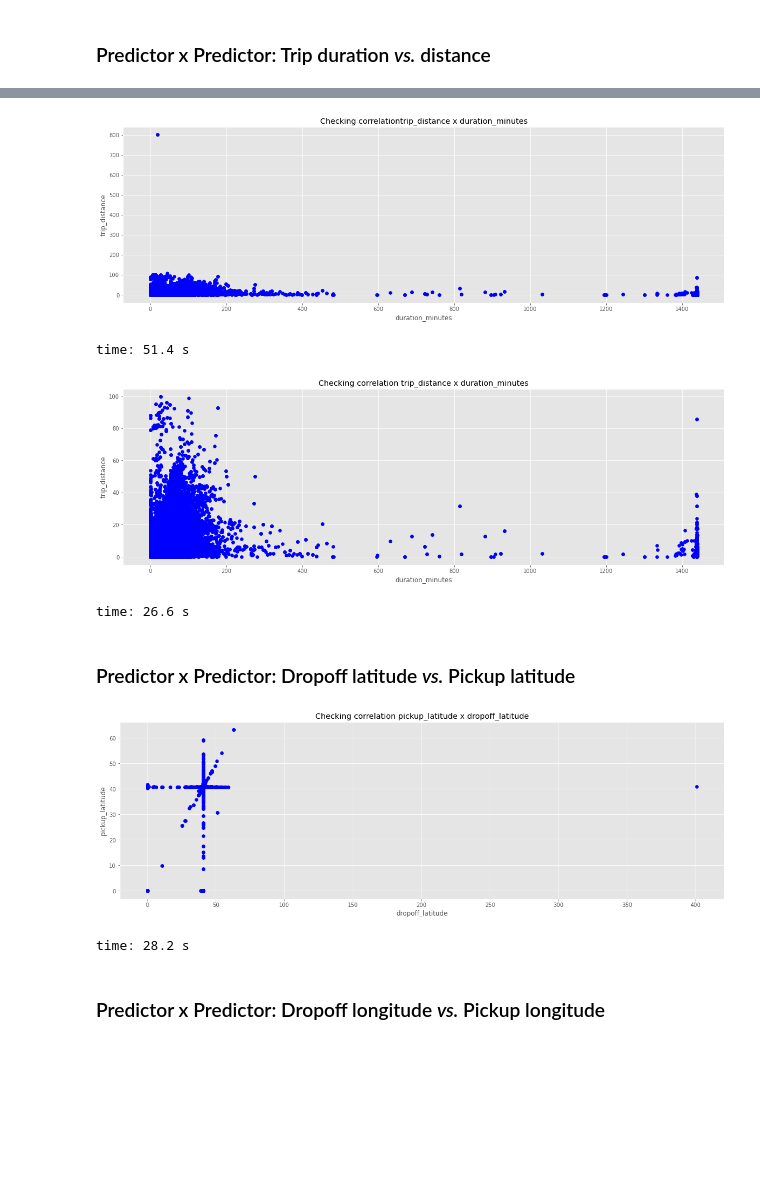
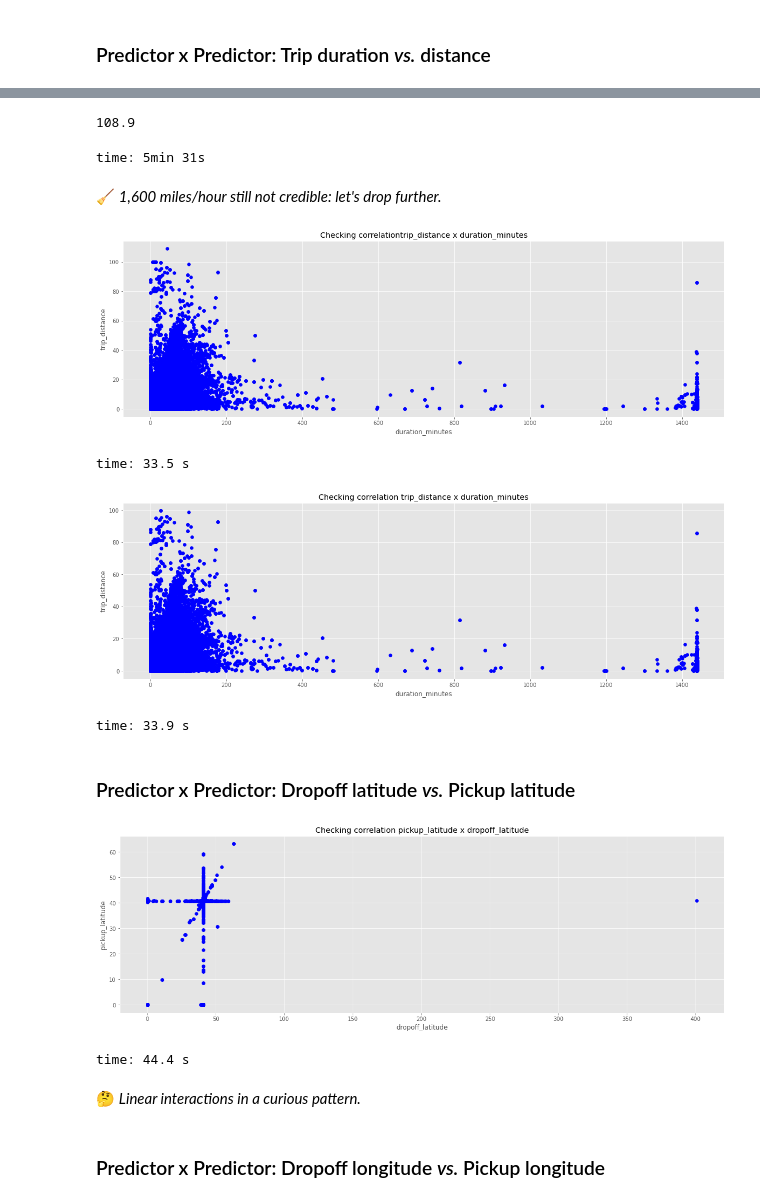
Before and after one commit to isis-santos-costa/99_Challenge, a Jupyter notebook: 99__EDA.ipynb, the cells around one changed output, grey strips where cells are left out. Drawn from its saved outputs; the diff is of its cells as text; code cells hidden in the pictures; blank space fills up the shorter version.

```diff
--- a/99__EDA.ipynb
+++ b/99__EDA.ipynb
@@ -486,0 +510,4 @@ time: 28.8 s
+# %%
+indexNames = df[ (df['trip_distance'] > 2000) ].index
+df.drop(indexNames, inplace=True)
+max(df['trip_distance'])
@@ -487,30 +530,39 @@ time: 28.8 s
+# %%
+indexNames = df[ (df['trip_distance'] > 800) ].index
+df.drop(indexNames, inplace=True)
+max(df['trip_distance'])
+# %% [output]
+108.9
+time: 5min 31s
+# %% [markdown]
+🧹 <i> 1,600 miles/hour still not credible: let's drop further.</i>
+# %%
+# Checking correlation trip duration x distance
+x, y = df['duration_minutes'], df['trip_distance']
+
+plt.figure(figsize=(20, 6))
+plt.scatter(x, y, c='blue')
+plt.title('Checking correlation'+ y.name + ' x '+ x.name)
+plt.xlabel(x.name)
+plt.ylabel(y.name)
+plt.show()
+# %% [output]
+[figure, added]
+time: 33.5 s
 # %%
-# Checking correlation trip duration x distance: filtered for distance < 2000
-x, y = df.loc[df['trip_distance'] < 2000, 'duration_minutes'], df.loc[df['trip_distance'] < 2000, 'trip_distance']
+# Checking correlation trip duration x distance: filtered by distance < threshold
+threshold = 100
+x, y = df.loc[df['trip_distance'] < threshold, 'duration_minutes'], df.loc[df['trip_distance'] < threshold, 'trip_distance']
 
 plt.figure(figsize=(20, 6))
 plt.scatter(x, y, c='blue')
-plt.title('Checking correlation'+ y.name + ' x '+ x.name)
+plt.title('Checking correlation '+ y.name + ' x '+ x.name)
 plt.xlabel(x.name)
 plt.ylabel(y.name)
 plt.show()
 # %% [output]
-[figure, old version]
+[figure, new version]
-time: 51.4 s
+time: 33.9 s
-# %%
-# Checking correlation trip duration x distance: filtered for distance < threshold
-threshold = 100
-x, y = df.loc[df['trip_distance'] < threshold, 'duration_minutes'], df.loc[df['trip_distance'] < threshold, 'trip_distance']
-
-plt.figure(figsize=(20, 6))
-plt.scatter(x, y, c='blue')
-plt.title('Checking correlation '+ y.name + ' x '+ x.name)
-plt.xlabel(x.name)
-plt.ylabel(y.name)
-plt.show()
-# %% [output]
-[figure, removed]
-time: 26.6 s
 # %% [markdown]
 ### Predictor x Predictor: Dropoff latitude <i>vs.</i> Pickup latitude
 # %%
@@ -525,7 +577,9 @@ plt.ylabel(y.name)
 plt.show()
 # %% [output]
 [figure]
-time: 28.2 s
+time: 44.4 s
+# %% [markdown]
+🤔 <i> Linear interactions in a curious pattern.
 # %% [markdown]
 ### Predictor x Predictor: Dropoff longitude <i>vs.</i> Pickup longitude
 # %%
```
Also changed, not shown: parts of 263 cells of this notebook.
